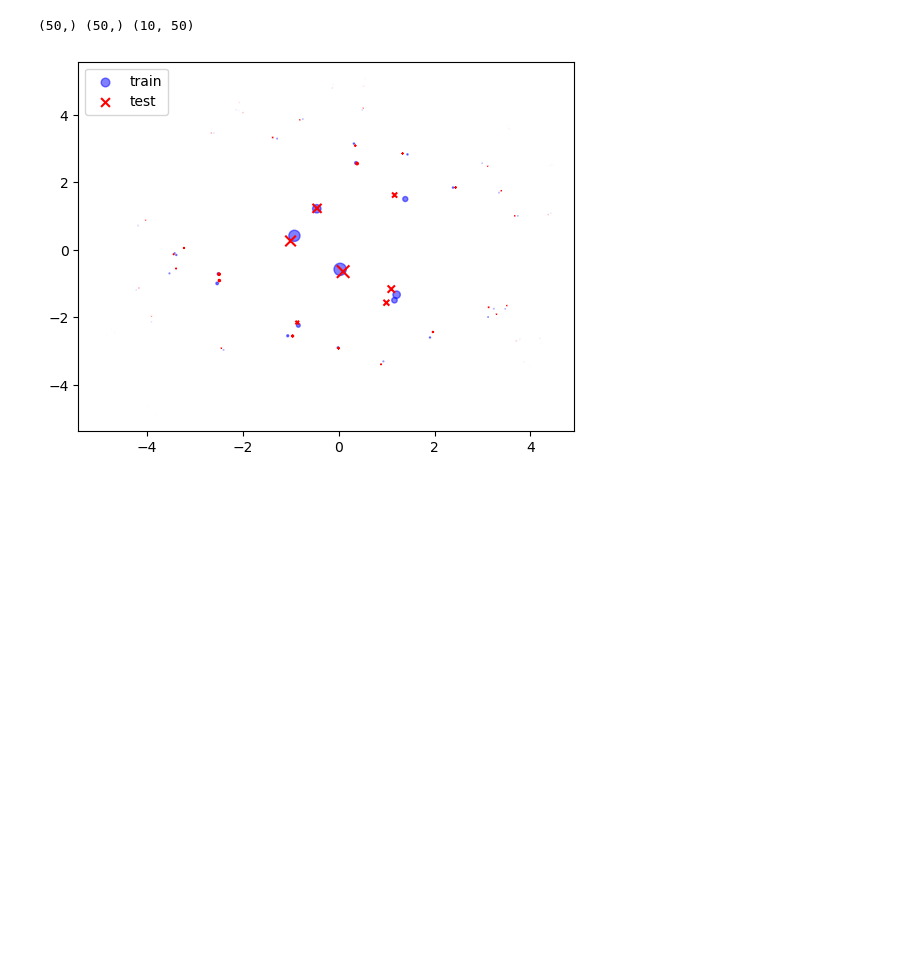
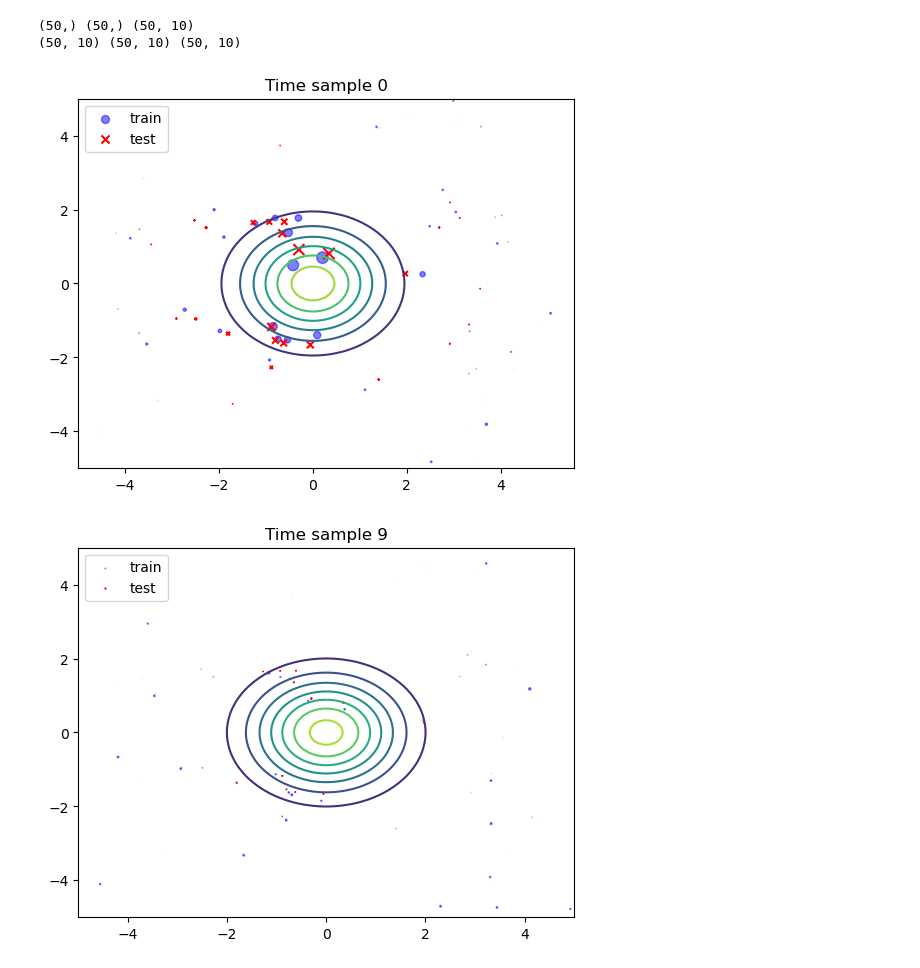
Before and after one commit to davidfobar/SCRAM, a Jupyter notebook: MINES-Sim/pyTorch_model.ipynb, the cells around one changed output. Drawn from its saved outputs; the diff is of its cells as text; code cells hidden in the pictures; blank space fills up the shorter version.

Commit message:
proper decay over sample time

```diff
--- a/MINES-Sim/pyTorch_model.ipynb
+++ b/MINES-Sim/pyTorch_model.ipynb
@@ -4,10 +4,10 @@ import numpy as np
 import matplotlib.pyplot as plt
 from mpl_toolkits.mplot3d import Axes3D
 
-decayConstant = 0.1
 
 #define a 2d gaussian function that decays exponentially as a function of time
 def gaussian_t(x, y, x0, y0, sigma, t):
+    decayConstant = 0.5
     return np.exp(-((x-x0)**2 + (y-y0)**2)/(2*sigma**2)) * np.exp(-decayConstant*t)
 
 # define a grid between -5 and 5 (representing km)
@@ -29,9 +29,10 @@ plt.show()
 # %%
-loc_uncertainty = 0.1
-meas_uncertainty = 0.1
+initial_uncertainty = 0.2 #200 meters
+uncertainty_decay = 0.1
+minimum_uncertainty = 0.05 #50 meters
+meas_uncertainty = 0.01
 n_detectors = 50
 n_time_samples = 10
-
 
 # create a list of n_samples random x and y values within the range -5 to 5
 x_test = np.random.uniform(-5, 5, n_detectors)
@@ -39,24 +40,55 @@ y_test = np.random.uniform(-5, 5, n_detectors)
 
 # sample the 2d gaussian at these x and y values for each time sample assuming they are sampled as a batch with a time step of 1
 z_test = np.array([gaussian_t(x_test, y_test, 0, 0, 1, t) for t in range(n_time_samples)])
+z_test = z_test.transpose()
 # %%
 
 #modify the x,y's by adding a random number from a normal distribution with a mean of 0 and a standard deviation of 0.1
-#for each timestep, reduce the uncertainty by a factor of 10
+#reduce the location uncertainty exponentially from the initial uncertainty to the minimum uncertainty to mimic the effect of kalman filtering
+loc_uncertainties = initial_uncertainty * np.exp(-uncertainty_decay*np.arange(n_time_samples))
+loc_uncertainties[loc_uncertainties < minimum_uncertainty] = minimum_uncertainty
 
+x_train = np.zeros((n_detectors, n_time_samples))
+y_train = np.zeros((n_detectors, n_time_samples))
+
+for d in range(n_detectors):
+  for t in range(n_time_samples):
+    x_train[d,t] = x_test[d] + np.random.normal(0, loc_uncertainties[t])
+    y_train[d,t] = y_test[d] + np.random.normal(0, loc_uncertainties[t])
 
 #modify the z's by adding a random number from a normal distribution with a mean of 0 and a standard deviation of 0.1
-z_train = z_test *(1+np.random.normal(0, meas_uncertainty, n_detectors))
+z_train = z_test + np.random.normal(0, meas_uncertainty, (n_detectors, n_time_samples))
 
 print(x_test.shape, y_test.shape, z_test.shape)
+print(x_train.shape, y_train.shape, z_train.shape)
 
 # plot the random samples and their values represented by the size of the marker with blue circles for the train data and red crosses for the test data
 # plot the nth time sample
 n = 0
-plt.scatter(x_train, y_train, s=z_train[n]*100, c='b', alpha=0.5, label='train')
-plt.scatter(x_test, y_test, s=z_test[n]*100, c='r', marker='x', label='test')
+plt.scatter(x_train[:,n], y_train[:,n], s=z_train[:,n]*100, c='b', alpha=0.5, label='train')
+plt.scatter(x_test, y_test, s=z_test[:,n]*100, c='r', marker='x', label='test')
+plt.contour(X, Y, gaussian_t(X, Y, 0, 0, 1, n))
+plt.title('Time sample ' + str(n))
 plt.legend()
 plt.show()
+
+n = 9
+plt.scatter(x_train[:,n], y_train[:,n], s=z_train[:,n]*100, c='b', alpha=0.5, label='train')
+plt.scatter(x_test, y_test, s=z_test[:,n]*100, c='r', marker='x', label='test')
+plt.contour(X, Y, gaussian_t(X, Y, 0, 0, 1, n))
+plt.title('Time sample ' + str(n))
+plt.legend()
+plt.show()
+
+#plot the reading for a single detector over time, choose the detector with the highest reading at the first time sample
+d = np.argmax(z_test[:,0])
+plt.plot(z_train[d,:], 'b', label='train')
+plt.plot(z_test[d,:], 'r', label='test')
+plt.title('Detector ' + str(d))
+plt.legend()
+plt.show()
 # %% [output]
-(50,) (50,) (10, 50)
+(50,) (50,) (50, 10)
+(50, 10) (50, 10) (50, 10)
-[figure, old version]
+[figure, new version]
+[figure, added]
```
Also changed, not shown: parts of 2 cells of this notebook.
